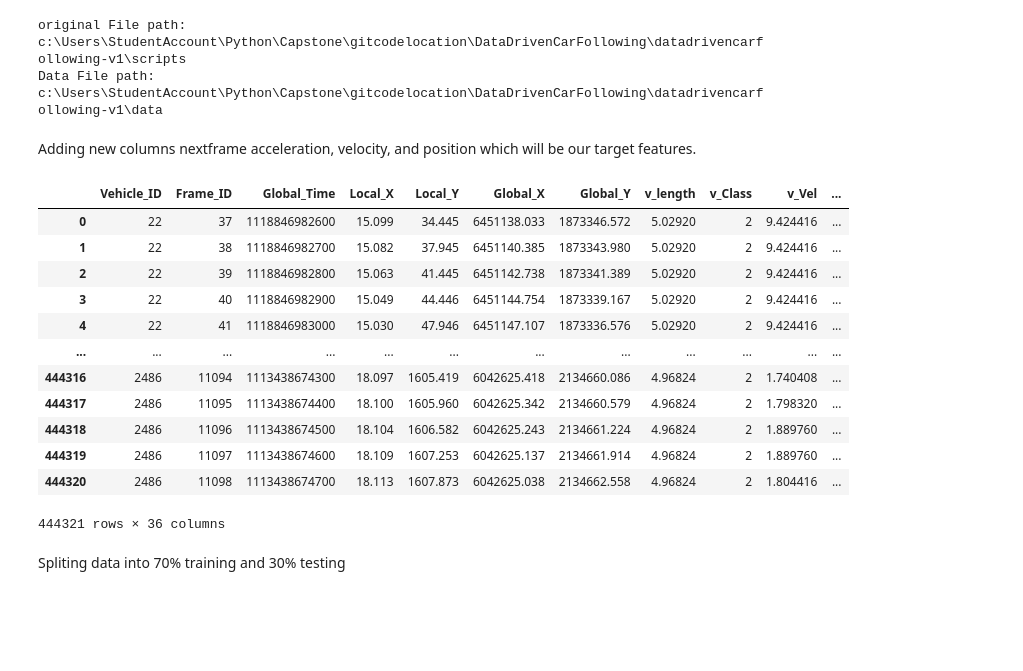
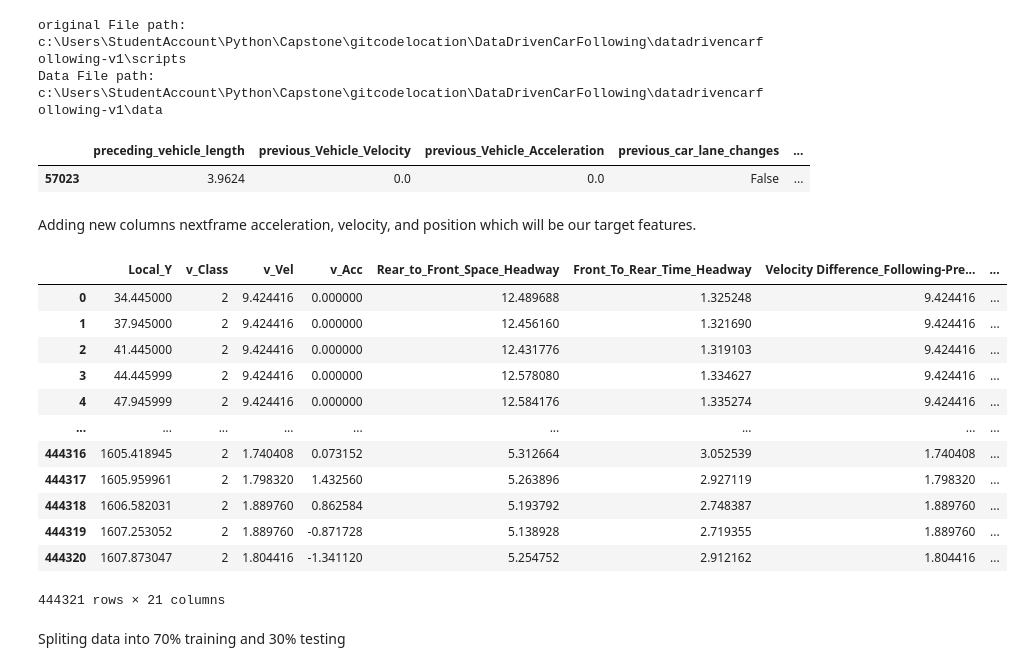
Before and after one commit to VineetDhamija/DataDrivenCarFollowing, a Jupyter notebook: datadrivencarfollowing-v1/scripts/CNN Model Application.ipynb, the cells around one changed output. Saved outputs shown, nothing was run; the diff lists cells and outputs as text; code cells hidden in the pictures; blank space fills up the shorter version.

```diff
--- a/datadrivencarfollowing-v1/scripts/CNN Model Application.ipynb
+++ b/datadrivencarfollowing-v1/scripts/CNN Model Application.ipynb
@@ -119,28 +140,10 @@ ngsim=fileProcessing.read_input(file_name)
 # %% [output]
 original File path: c:\Users\StudentAccount\Python\Capstone\gitcodelocation\DataDrivenCarFollowing\datadrivencarfollowing-v1\scripts
 Data File path: c:\Users\StudentAccount\Python\Capstone\gitcodelocation\DataDrivenCarFollowing\datadrivencarfollowing-v1\data
+# %%
+ngsim[(ngsim['Vehicle_ID'] == 2876) & ( ngsim['Global_Time'] == 1118847795200) ].filter(like='pre')
+# %% [output]
+|  | preceding_vehicle_length | previous_Vehicle_Velocity | previous_Vehicle_Acceleration | previous_car_lane_changes | ... |
+| 57023 | 3.9624 | 0.0 | 0.0 | False | ... |
 # %% [markdown]
 Adding new columns nextframe acceleration, velocity, and position which will be our target features.
-# %%
-
-#ngsim=model_obj.create_prediction_pair(ngsim,1)
-#ngsim=model_obj.create_prediction_pair(ngsim,1)
-model_obj.create_prediction_pair(ngsim,1)
-# %% [output]
-|  | Vehicle_ID | Frame_ID | Global_Time | Local_X | Local_Y | Global_X | Global_Y | v_length | v_Class | v_Vel | ... |
-| 0 | 22 | 37 | 1118846982600 | 15.099 | 34.445 | 6451138.033 | 1873346.572 | 5.02920 | 2 | 9.424416 | ... |
-| 1 | 22 | 38 | 1118846982700 | 15.082 | 37.945 | 6451140.385 | 1873343.980 | 5.02920 | 2 | 9.424416 | ... |
-| 2 | 22 | 39 | 1118846982800 | 15.063 | 41.445 | 6451142.738 | 1873341.389 | 5.02920 | 2 | 9.424416 | ... |
-| 3 | 22 | 40 | 1118846982900 | 15.049 | 44.446 | 6451144.754 | 1873339.167 | 5.02920 | 2 | 9.424416 | ... |
-| 4 | 22 | 41 | 1118846983000 | 15.030 | 47.946 | 6451147.107 | 1873336.576 | 5.02920 | 2 | 9.424416 | ... |
-| ... | ... | ... | ... | ... | ... | ... | ... | ... | ... | ... | ... |
-| 444316 | 2486 | 11094 | 1113438674300 | 18.097 | 1605.419 | 6042625.418 | 2134660.086 | 4.96824 | 2 | 1.740408 | ... |
-| 444317 | 2486 | 11095 | 1113438674400 | 18.100 | 1605.960 | 6042625.342 | 2134660.579 | 4.96824 | 2 | 1.798320 | ... |
-| 444318 | 2486 | 11096 | 1113438674500 | 18.104 | 1606.582 | 6042625.243 | 2134661.224 | 4.96824 | 2 | 1.889760 | ... |
-| 444319 | 2486 | 11097 | 1113438674600 | 18.109 | 1607.253 | 6042625.137 | 2134661.914 | 4.96824 | 2 | 1.889760 | ... |
-| 444320 | 2486 | 11098 | 1113438674700 | 18.113 | 1607.873 | 6042625.038 | 2134662.558 | 4.96824 | 2 | 1.804416 | ... |
-444321 rows × 36 columns
-# %%
-ngsim["Vehicle_combination_cat"] = ngsim["Vehicle_combination"].astype("category").cat.codes
-ngsim["Preceding_Vehicle_Class_cat"]=ngsim["Preceding_Vehicle_Class"].astype("category").cat.codes
-ngsim["Location_cat"]=ngsim["Location"].astype("category").cat.codes
@@ -147,3 +152,19 @@ ngsim["Location_cat"]=ngsim["Location"].astype("category").cat.codes
+# %%
+ngsim
+# %% [output]
+|  | Local_Y | v_Class | v_Vel | v_Acc | Rear_to_Front_Space_Headway | Front_To_Rear_Time_Headway | Velocity Difference_Following-Pre... | ... |
+| 0 | 34.445000 | 2 | 9.424416 | 0.000000 | 12.489688 | 1.325248 | 9.424416 | ... |
+| 1 | 37.945000 | 2 | 9.424416 | 0.000000 | 12.456160 | 1.321690 | 9.424416 | ... |
+| 2 | 41.445000 | 2 | 9.424416 | 0.000000 | 12.431776 | 1.319103 | 9.424416 | ... |
+| 3 | 44.445999 | 2 | 9.424416 | 0.000000 | 12.578080 | 1.334627 | 9.424416 | ... |
+| 4 | 47.945999 | 2 | 9.424416 | 0.000000 | 12.584176 | 1.335274 | 9.424416 | ... |
+| ... | ... | ... | ... | ... | ... | ... | ... | ... |
+| 444316 | 1605.418945 | 2 | 1.740408 | 0.073152 | 5.312664 | 3.052539 | 1.740408 | ... |
+| 444317 | 1605.959961 | 2 | 1.798320 | 1.432560 | 5.263896 | 2.927119 | 1.798320 | ... |
+| 444318 | 1606.582031 | 2 | 1.889760 | 0.862584 | 5.193792 | 2.748387 | 1.889760 | ... |
+| 444319 | 1607.253052 | 2 | 1.889760 | -0.871728 | 5.138928 | 2.719355 | 1.889760 | ... |
+| 444320 | 1607.873047 | 2 | 1.804416 | -1.341120 | 5.254752 | 2.912162 | 1.804416 | ... |
+444321 rows × 21 columns
 # %% [markdown]
 Spliting data into 70% training and 30% testing
 # %%
```
Also changed, not shown: parts of 24 cells of this notebook, 3 other files.
